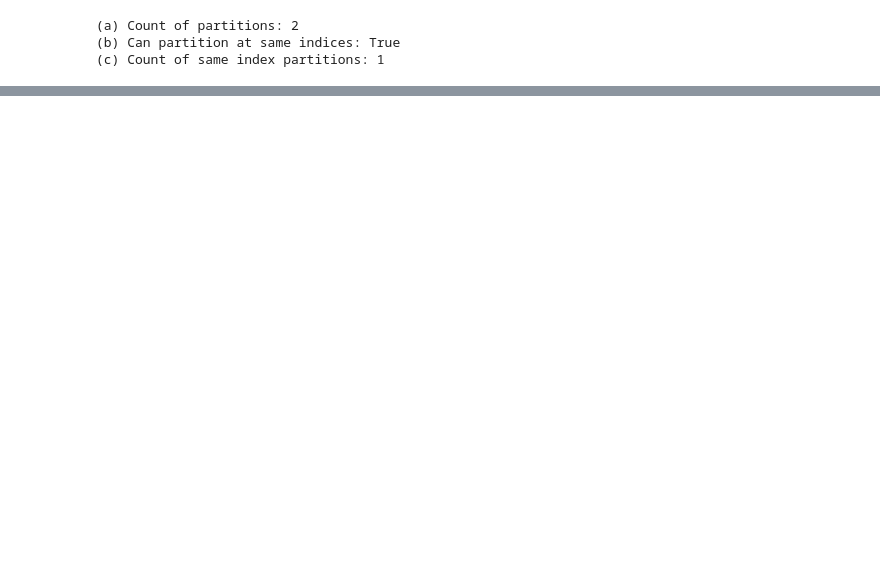
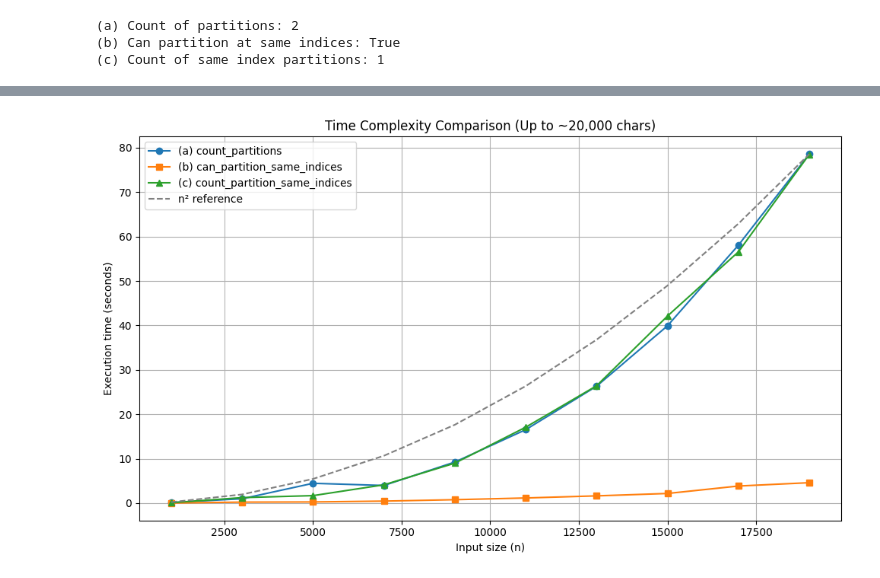
Before and after one commit to JapnoorManku/cpsc3620project, a Jupyter notebook: cpsc3620proj.ipynb, the cells around one changed output, grey strips where cells are left out. Drawn from its saved outputs; the diff is of its cells as text; code cells hidden in the pictures; blank space fills up the shorter version.

```diff
--- a/cpsc3620proj.ipynb
+++ b/cpsc3620proj.ipynb
@@ -256,0 +135,73 @@ Testing size: 10000... (This may take a long time)
+# %%
+import time
+import matplotlib.pyplot as plt
+
+def count_partitions_worst(A: str) -> int:
+    n = len(A)
+    dp = [0] * (n + 1)
+    dp[0] = 1
+    for i in range(1, n + 1):
+        for j in range(i):
+            dp[i] += dp[j]
+    return dp[n]
+
+def can_partition_same_indices_worst(A: str, B: str) -> bool:
+    n = len(A)
+    dp = [False] * (n + 1)
+    dp[0] = True
+    for i in range(1, n + 1):
+        for j in range(i):
+            if False:  # simulate always failing
+                dp[i] = True
+                break
+    return dp[n]
+
+def count_partition_same_indices_worst(A: str, B: str) -> int:
+    n = len(A)
+    dp = [0] * (n + 1)
+    dp[0] = 1
+    for i in range(1, n + 1):
+        for j in range(i):
+            dp[i] += dp[j]
+    return dp[n]
+
+input_sizes = list(range(1000, 21000, 2000))
+times_a = []
+times_b = []
+times_c = []
+
+for n in input_sizes:
+    A = "A" * n
+    B = "B" * n
+
+    start = time.perf_counter()
+    count_partitions_worst(A)
+    times_a.append(time.perf_counter() - start)
+
+    start = time.perf_counter()
+    can_partition_same_indices_worst(A, B)
+    times_b.append(time.perf_counter() - start)
+
+    start = time.perf_counter()
+    count_partition_same_indices_worst(A, B)
+    times_c.append(time.perf_counter() - start)
+
+# Plotting
+plt.figure(figsize=(10, 6))
+plt.plot(input_sizes, times_a, 'o-', label="(a) count_partitions")
+plt.plot(input_sizes, times_b, 's-', label="(b) can_partition_same_indices")
+plt.plot(input_sizes, times_c, '^-', label="(c) count_partition_same_indices")
+
+# Add a reference n^2 curve (normalized)
+normalized_n2 = [((n ** 2) / (input_sizes[-1] ** 2)) * max(times_a) for n in input_sizes]
+plt.plot(input_sizes, normalized_n2, '--', label="n² reference", color='gray')
+
+plt.title("Time Complexity Comparison (Up to ~20,000 chars)")
+plt.xlabel("Input size (n)")
+plt.ylabel("Execution time (seconds)")
+plt.grid(True)
+plt.legend()
+plt.tight_layout()
+plt.show()
+# %% [output]
+[figure, added]
```
Also changed, not shown: parts of 4 cells of this notebook.
